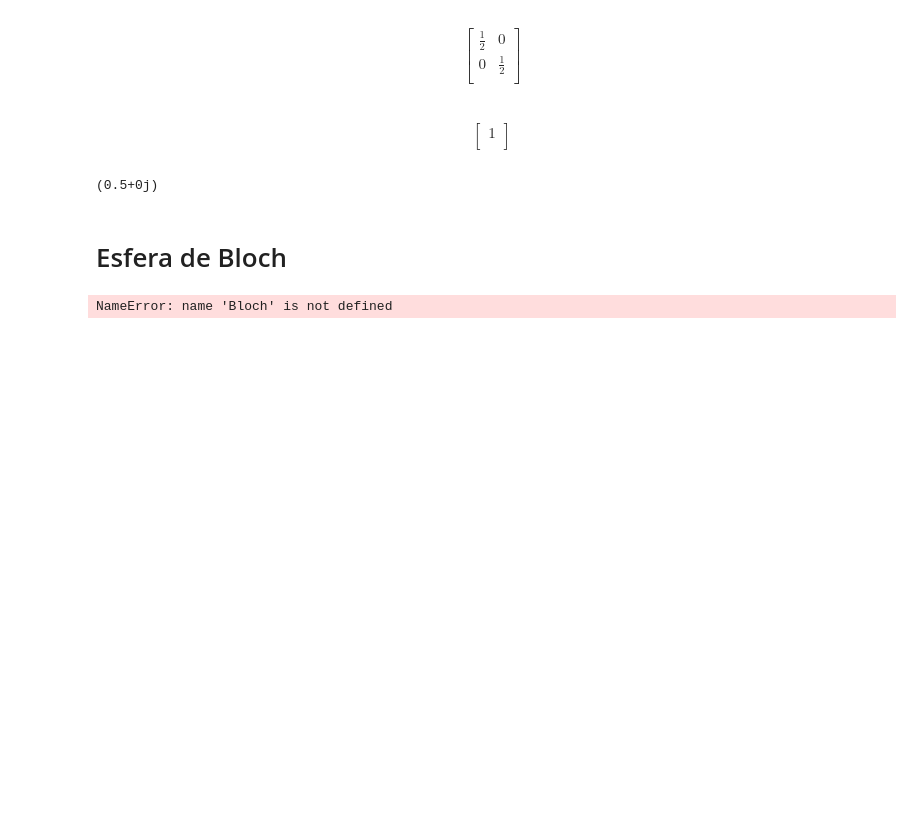
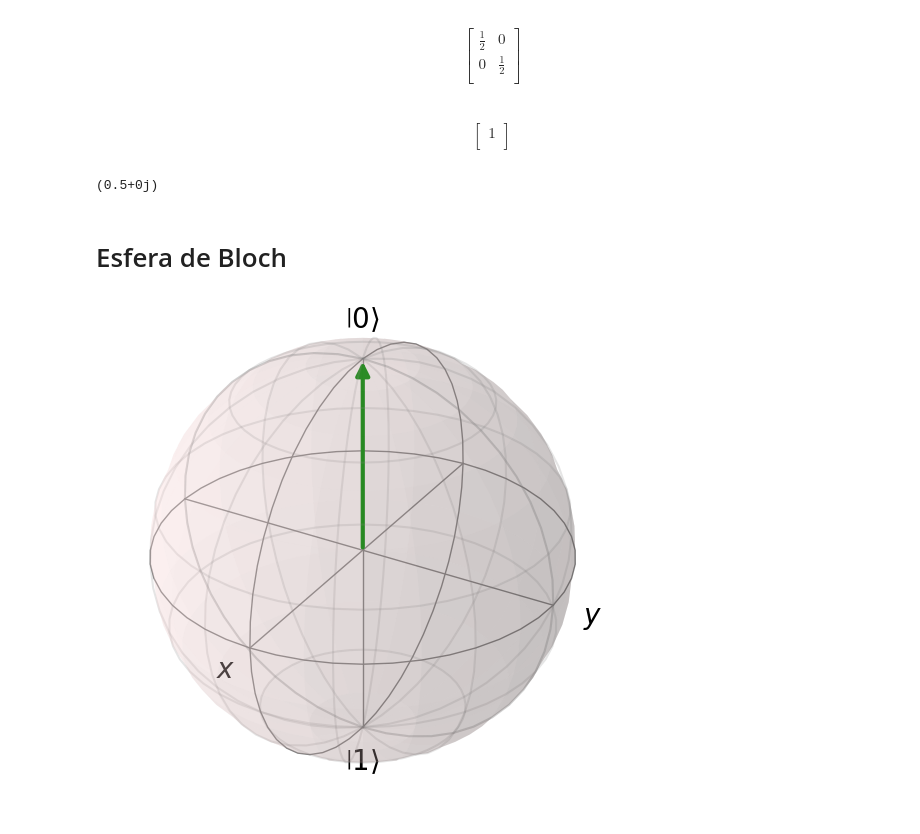
Before and after one commit to irajamuller/quantum_computing, a Jupyter notebook: Circuito_Quântico_2_qubits,_Operador_Densidade_e_Esfera_de_Bloch.ipynb, the cells around one changed output. Saved outputs shown, nothing was run; the diff lists cells and outputs as text; code cells hidden in the pictures; blank space fills up the shorter version.

```diff
--- a/Circuito_Quântico_2_qubits,_Operador_Densidade_e_Esfera_de_Bloch.ipynb
+++ b/Circuito_Quântico_2_qubits,_Operador_Densidade_e_Esfera_de_Bloch.ipynb
@@ -209,25 +212,22 @@ print(np.round(purity(rho), 1))
 # %%
 # Criando objeto do tipo esfera
 b = Bloch()
 
 alpha = 1 + 0j
 beta = 0 + 0j
 
 # Cuidado com a multiplicação por 2
-theta = np.arctan(np.abs(beta) / np.abs(alpha))
+theta = np.arctan(np.abs(beta) / np.abs(alpha)) * 2
 phi = 0
 
 x = np.sin(theta) * np.cos(phi)
 y = np.sin(theta) * np.sin(phi)
 z = np.cos(theta)
 
-# Definindo ponto
-b.add_vectors([x, y, z])
-
 # Adicionando pontos
 b.add_vectors([x, y, z])
 
 # Visualizando esfera
 b.show()
 # %% [output]
-NameError: name 'Bloch' is not defined
+[figure, added]
```
Also changed, not shown: parts of 1 cell of this notebook.
